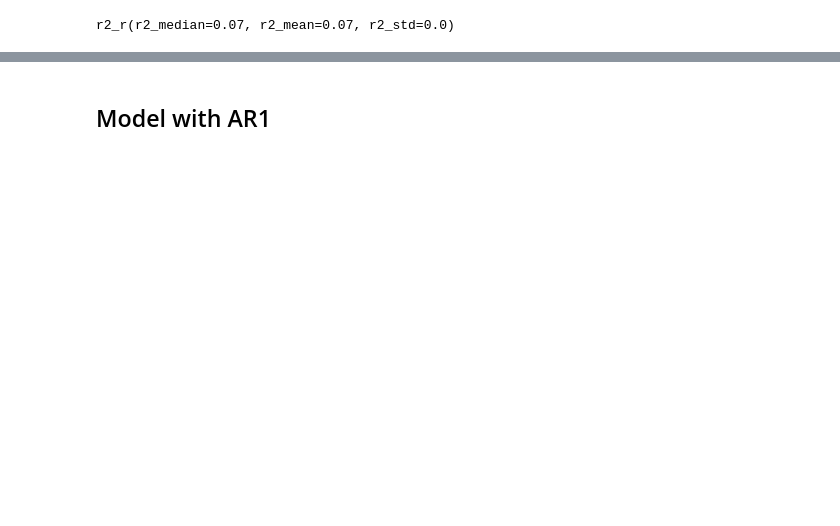
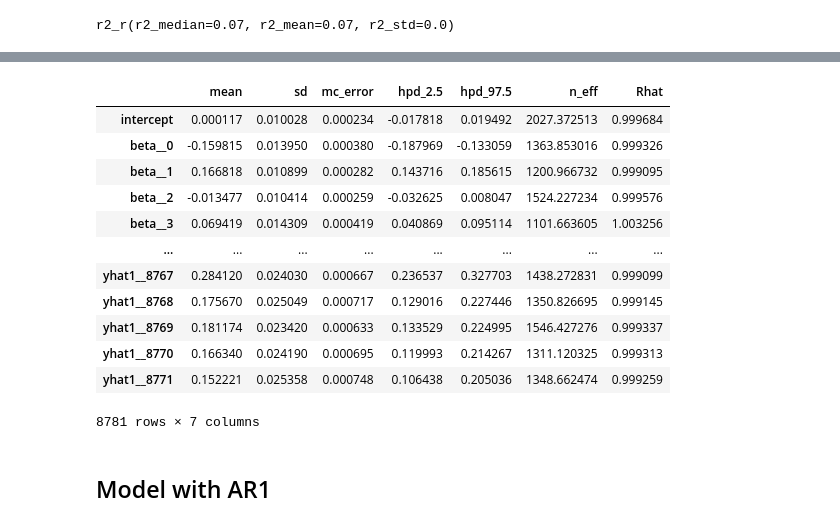
Before and after one commit to FangFeng-077/great-energy-predictor, a Jupyter notebook: hw_7_update.ipynb, the cells around one changed output, grey strips where cells are left out. Saved outputs shown, nothing was run; the diff lists cells and outputs as text; code cells hidden in the pictures; blank space fills up the shorter version.

```diff
--- a/hw_7_update.ipynb
+++ b/hw_7_update.ipynb
@@ -319,3 +325,19 @@ pip install arviz
+# %%
+pm.summary(trace)
+# %% [output]
+|  | mean | sd | mc_error | hpd_2.5 | hpd_97.5 | n_eff | Rhat |
+| intercept | 0.000117 | 0.010028 | 0.000234 | -0.017818 | 0.019492 | 2027.372513 | 0.999684 |
+| beta__0 | -0.159815 | 0.013950 | 0.000380 | -0.187969 | -0.133059 | 1363.853016 | 0.999326 |
+| beta__1 | 0.166818 | 0.010899 | 0.000282 | 0.143716 | 0.185615 | 1200.966732 | 0.999095 |
+| beta__2 | -0.013477 | 0.010414 | 0.000259 | -0.032625 | 0.008047 | 1524.227234 | 0.999576 |
+| beta__3 | 0.069419 | 0.014309 | 0.000419 | 0.040869 | 0.095114 | 1101.663605 | 1.003256 |
+| ... | ... | ... | ... | ... | ... | ... | ... |
+| yhat1__8767 | 0.284120 | 0.024030 | 0.000667 | 0.236537 | 0.327703 | 1438.272831 | 0.999099 |
+| yhat1__8768 | 0.175670 | 0.025049 | 0.000717 | 0.129016 | 0.227446 | 1350.826695 | 0.999145 |
+| yhat1__8769 | 0.181174 | 0.023420 | 0.000633 | 0.133529 | 0.224995 | 1546.427276 | 0.999337 |
+| yhat1__8770 | 0.166340 | 0.024190 | 0.000695 | 0.119993 | 0.214267 | 1311.120325 | 0.999313 |
+| yhat1__8771 | 0.152221 | 0.025358 | 0.000748 | 0.106438 | 0.205036 | 1348.662474 | 0.999259 |
+8781 rows × 7 columns
 # %% [markdown]
 ## Model with AR1
 # %%
```
Also changed, not shown: parts of 9 cells of this notebook.
